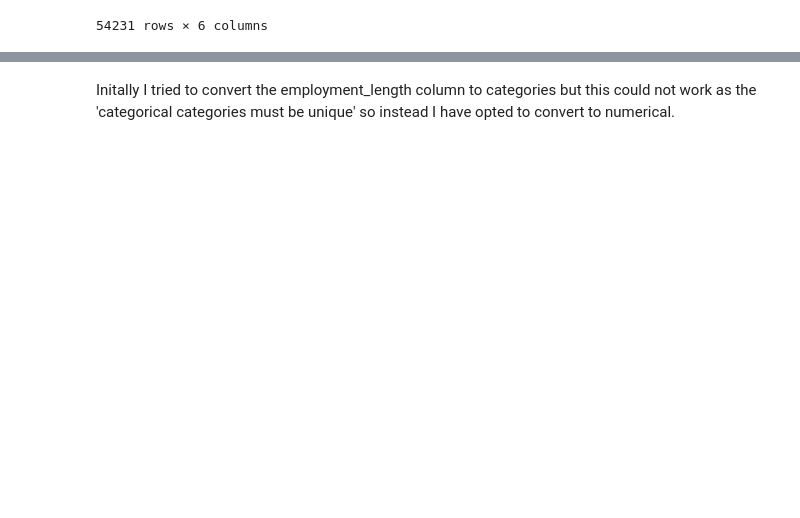
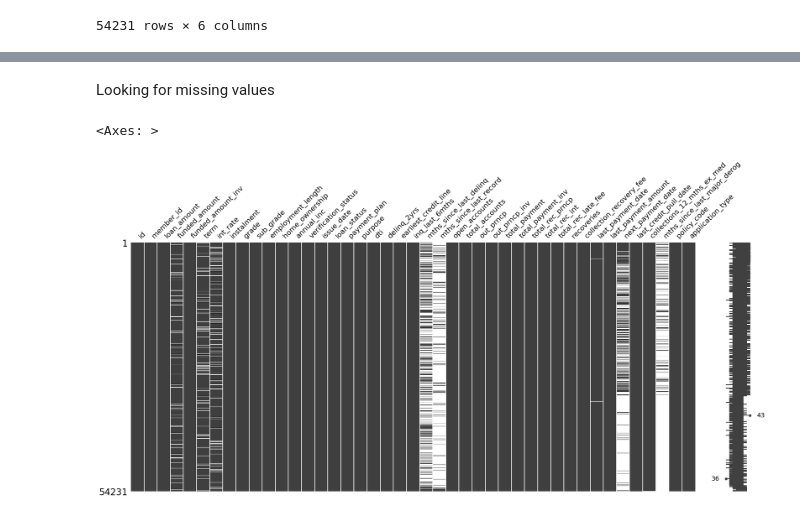
Before and after one commit to hameed0380/EDA-Customer-Loans, a Jupyter notebook: main.ipynb, the cells around one changed output, grey strips where cells are left out. Saved outputs shown, nothing was run; the diff lists cells and outputs as text; code cells hidden in the pictures; blank space fills up the shorter version.

```diff
--- a/main.ipynb
+++ b/main.ipynb
@@ -170,2 +190,10 @@ AttributeError: 'DataTransformation' object has no attribute 'convert_cat_to_num
-# %% [markdown]
-Initally I tried to convert the employment_length column to categories but this could not work as the 'categorical categories must be unique' so instead I have opted to convert to numerical.
+# %% [markdown]
+Looking for missing values
+# %%
+import missingno as msno
+
+# Creates a matrix visualization of missing values in a DataFrame
+msno.matrix(df)
+# %% [output]
+<Axes: >
+[figure, added]
```
Also changed, not shown: parts of 7 cells of this notebook, 1 other file.
